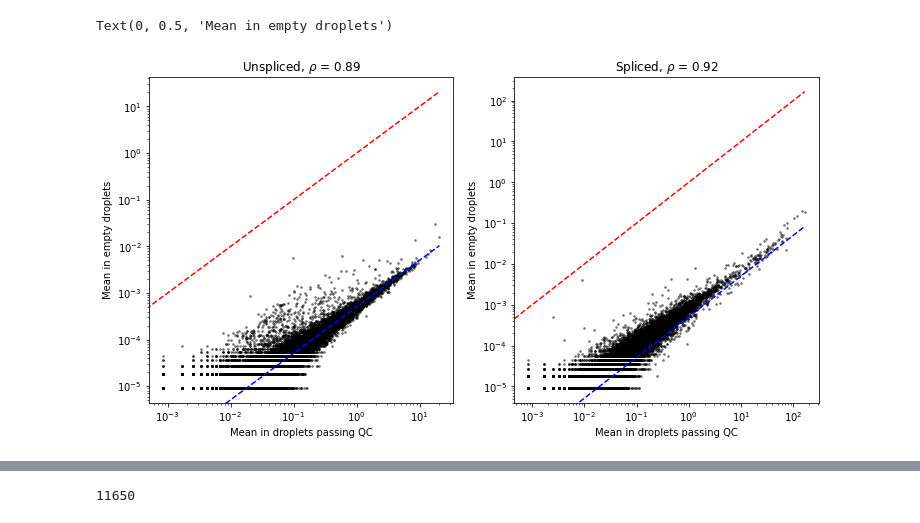
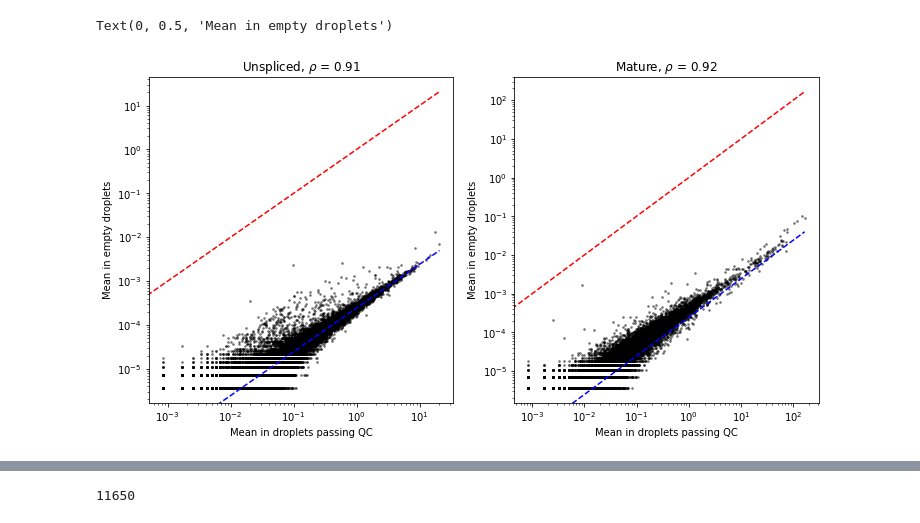
Before and after one commit to pachterlab/GVP_2023, a Jupyter notebook: gg230117_emptydrops.ipynb, the cells around one changed output, grey strips where cells are left out. Cells and saved outputs as stored; diff of their text form; code cells hidden in the pictures.

```diff
--- a/gg230117_emptydrops.ipynb
+++ b/gg230117_emptydrops.ipynb
@@ -73,3 +141,3 @@ bcs_filtered = pd.read_csv(bcs_filtered_loc,header=None)
 # %%
-cf = raw_data.obs['barcode'].isin(np.asarray(bcs_filtered).squeeze())
+# cf = np.asarray(bcs_raw.isin(np.asarray(bcs_filtered).squeeze()),dtype=bool).squeeze()
 # %%
@@ -97,2 +167,3 @@ np.var(raw_data.layers[spliced_layer][cf,:].todense(),0).shape
 # %%
-np.squeeze(np.var(raw_data.layers[spliced_layer][cf,:].todense(),0))
+Smean = np.asarray(S_raw.mean(1)).squeeze()
+Umean = np.asarray(U_raw.mean(1)).squeeze()
@@ -102,2 +181,4 @@ matrix([[0.00579931, 0.01315542, 0.00166389, ..., 0.00083265, 0.00914918,
+# %%
+xl = [min(Smean),max(Smean)]
 # %%
 def plot_meanvar(X,cf_,ax):
@@ -120,8 +253,11 @@ def plot_corr(X,Y,cf_,ax):
 # %%
 def plot_mean_bg(X,cf_,ax):
 #     corrs = np.asarray([np.corrcoef(x[0].toarray(),x[1].toarray())[0][1] for x in zip(X[cf_].T,Y[cf_].T)])
-    mean1 = np.squeeze((np.mean(X[cf_,:].toarray(),0)))
-    mean2 = np.squeeze((np.mean(X[~cf_,:].toarray(),0)))
+#     mean1 = np.squeeze((np.mean(X[:].toarray(),0)))
+#     mean2 = np.squeeze((np.mean(X[~cf_,:].toarray(),0)))
+
+    mean1 = np.asarray(X[:,cf_].mean(1)).squeeze()
+    mean2 = np.asarray(X[:,~cf_].mean(1)).squeeze()
 
     lm1 = np.log10(mean1)
     lm2 = np.log10(mean2)
@@ -133,7 +269,7 @@ def plot_mean_bg(X,cf_,ax):
     ax.scatter(mean1,mean2,3,'k',alpha=0.4)
     xl = np.array([min(mean1),max(mean1)])
     ax.plot(xl,xl,'r--')
-    ax.plot(xl,xl*5e-4,'b--')
+    ax.plot(xl,xl*2.4e-4,'b--')
     ax.set_xscale("log")
     ax.set_yscale("log")
     return np.corrcoef(lm1,lm2)[0][1]
@@ -205,14 +354,14 @@ Text(0, 0.5, 'Density')
 # %%
 fig1,ax1 = plt.subplots(1,2,figsize=(12,6))
-rho_U = plot_mean_bg(raw_data.layers[unspliced_layer],cf,ax1[0])
+rho_U = plot_mean_bg(U_raw,cf,ax1[0])
 ax1[0].set_title(r"Unspliced, $\rho$ = {:.2f}".format(rho_U))
 ax1[0].set_xlabel('Mean in droplets passing QC')
 ax1[0].set_ylabel('Mean in empty droplets')
 
-rho_S = plot_mean_bg(raw_data.layers[spliced_layer],cf,ax1[1])
-ax1[1].set_title(r"Spliced, $\rho$ = {:.2f}".format(rho_S))
+rho_S = plot_mean_bg(S_raw,cf,ax1[1])
+ax1[1].set_title(r"Mature, $\rho$ = {:.2f}".format(rho_S))
 ax1[1].set_xlabel('Mean in droplets passing QC')
 ax1[1].set_ylabel('Mean in empty droplets')
 # %% [output]
 Text(0, 0.5, 'Mean in empty droplets')
-[figure, old version]
+[figure, new version]
```
Also changed, not shown: parts of 91 cells of this notebook, 3 other files.
